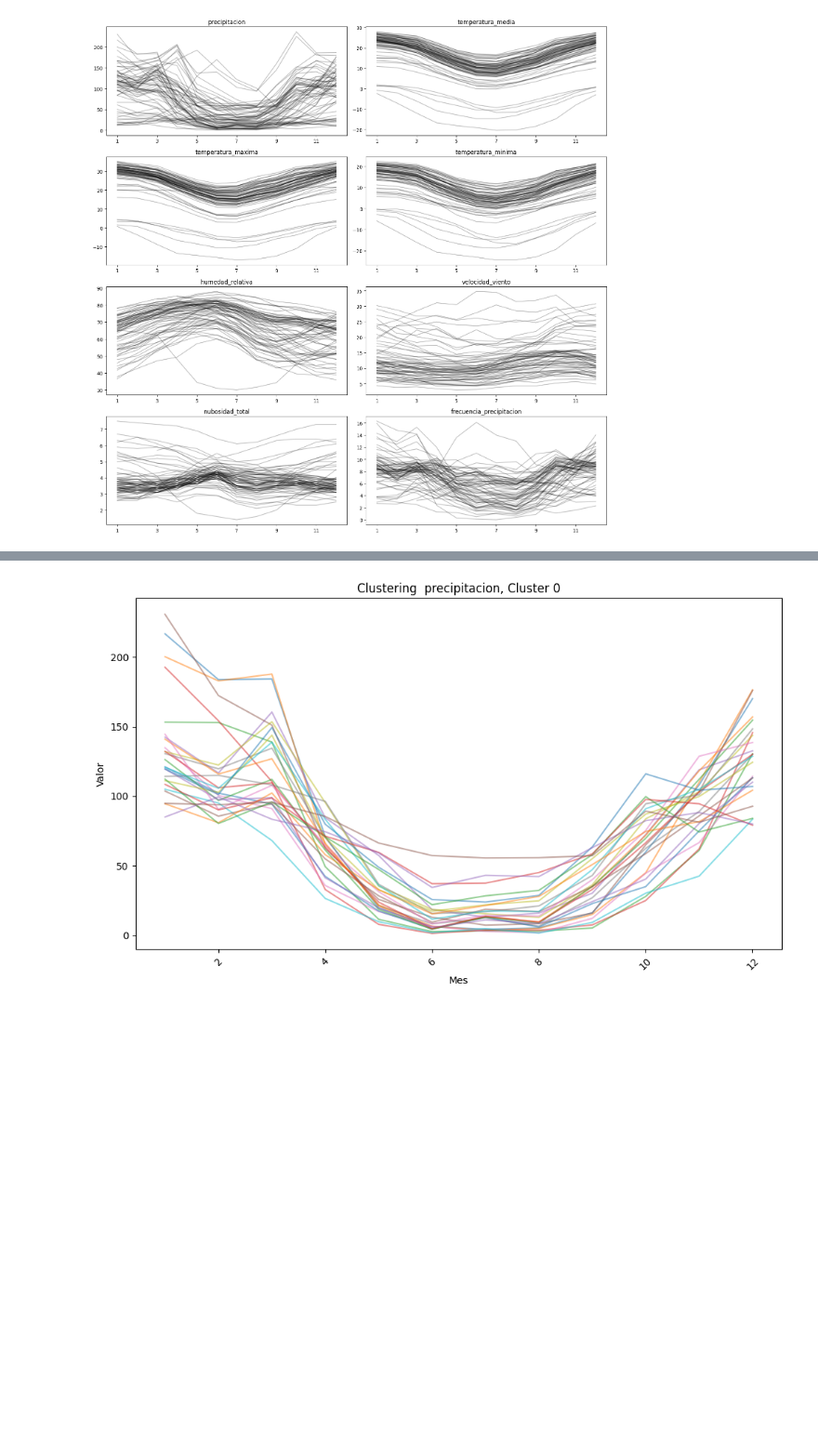
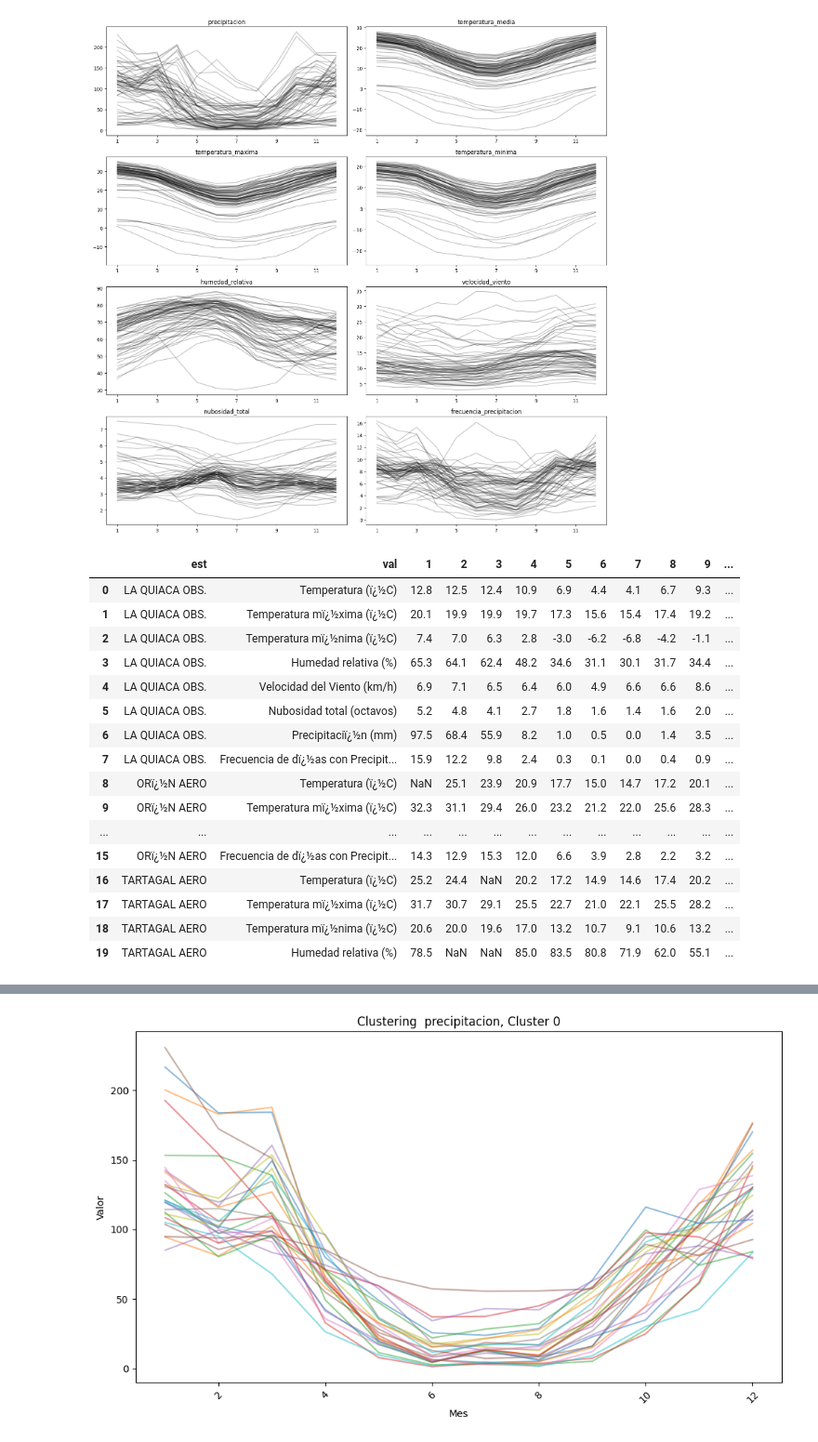
Before and after one commit to marianataglio/seriestemporales, a Jupyter notebook: ej_1.ipynb, the cells around one changed output, grey strips where cells are left out. Shown at 93% size. Cells and saved outputs as stored; diff of their text form; code cells hidden in the pictures; blank space fills up the shorter version.

```diff
--- a/ej_1.ipynb
+++ b/ej_1.ipynb
@@ -193,4 +212,24 @@ def plot_combined_metrics_for_location(location, metrics):
 
     plt.tight_layout(pad=3.0)
     plt.show()
+# %%
+temp.head(20)
+# %% [output]
+|  | est | val | 1 | 2 | 3 | 4 | 5 | 6 | 7 | 8 | 9 | ... |
+| 0 | LA QUIACA OBS. | Temperatura (ï¿½C) | 12.8 | 12.5 | 12.4 | 10.9 | 6.9 | 4.4 | 4.1 | 6.7 | 9.3 | ... |
+| 1 | LA QUIACA OBS. | Temperatura mï¿½xima (ï¿½C) | 20.1 | 19.9 | 19.9 | 19.7 | 17.3 | 15.6 | 15.4 | 17.4 | 19.2 | ... |
+| 2 | LA QUIACA OBS. | Temperatura mï¿½nima (ï¿½C) | 7.4 | 7.0 | 6.3 | 2.8 | -3.0 | -6.2 | -6.8 | -4.2 | -1.1 | ... |
+| 3 | LA QUIACA OBS. | Humedad relativa (%) | 65.3 | 64.1 | 62.4 | 48.2 | 34.6 | 31.1 | 30.1 | 31.7 | 34.4 | ... |
+| 4 | LA QUIACA OBS. | Velocidad del Viento (km/h) | 6.9 | 7.1 | 6.5 | 6.4 | 6.0 | 4.9 | 6.6 | 6.6 | 8.6 | ... |
+| 5 | LA QUIACA OBS. | Nubosidad total (octavos) | 5.2 | 4.8 | 4.1 | 2.7 | 1.8 | 1.6 | 1.4 | 1.6 | 2.0 | ... |
+| 6 | LA QUIACA OBS. | Precipitaciï¿½n (mm) | 97.5 | 68.4 | 55.9 | 8.2 | 1.0 | 0.5 | 0.0 | 1.4 | 3.5 | ... |
+| 7 | LA QUIACA OBS. | Frecuencia de dï¿½as con Precipit... | 15.9 | 12.2 | 9.8 | 2.4 | 0.3 | 0.1 | 0.0 | 0.4 | 0.9 | ... |
+| 8 | ORï¿½N AERO | Temperatura (ï¿½C) | NaN | 25.1 | 23.9 | 20.9 | 17.7 | 15.0 | 14.7 | 17.2 | 20.1 | ... |
+| 9 | ORï¿½N AERO | Temperatura mï¿½xima (ï¿½C) | 32.3 | 31.1 | 29.4 | 26.0 | 23.2 | 21.2 | 22.0 | 25.6 | 28.3 | ... |
+| ... | ... | ... | ... | ... | ... | ... | ... | ... | ... | ... | ... | ... |
+| 15 | ORï¿½N AERO | Frecuencia de dï¿½as con Precipit... | 14.3 | 12.9 | 15.3 | 12.0 | 6.6 | 3.9 | 2.8 | 2.2 | 3.2 | ... |
+| 16 | TARTAGAL AERO | Temperatura (ï¿½C) | 25.2 | 24.4 | NaN | 20.2 | 17.2 | 14.9 | 14.6 | 17.4 | 20.2 | ... |
+| 17 | TARTAGAL AERO | Temperatura mï¿½xima (ï¿½C) | 31.7 | 30.7 | 29.1 | 25.5 | 22.7 | 21.0 | 22.1 | 25.5 | 28.2 | ... |
+| 18 | TARTAGAL AERO | Temperatura mï¿½nima (ï¿½C) | 20.6 | 20.0 | 19.6 | 17.0 | 13.2 | 10.7 | 9.1 | 10.6 | 13.2 | ... |
+| 19 | TARTAGAL AERO | Humedad relativa (%) | 78.5 | NaN | NaN | 85.0 | 83.5 | 80.8 | 71.9 | 62.0 | 55.1 | ... |
 # %%
```
Also changed, not shown: parts of 4 cells of this notebook.
